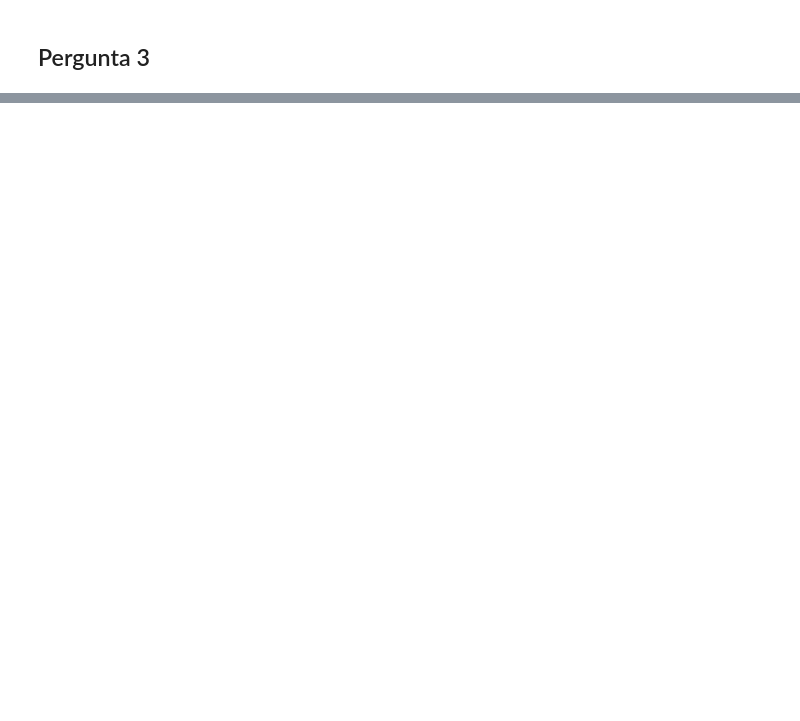
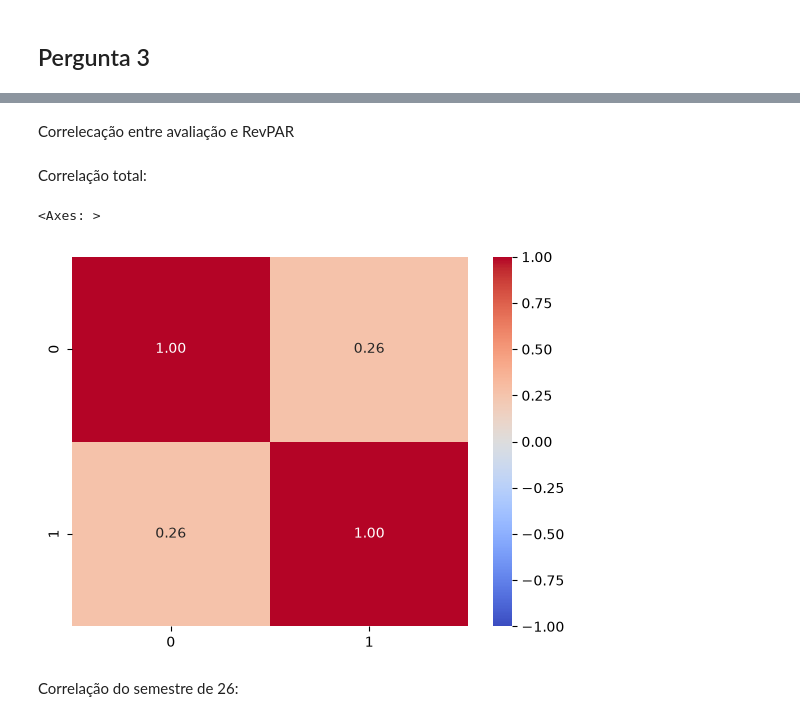
Before and after one commit to IanSeedd/Narahoteis, a Jupyter notebook: notebooks/consulta/consulta.ipynb, the cells around one changed output, grey strips where cells are left out. Cells and saved outputs as stored; diff of their text form; code cells hidden in the pictures; blank space fills up the shorter version.

```diff
--- a/notebooks/consulta/consulta.ipynb
+++ b/notebooks/consulta/consulta.ipynb
@@ -78,0 +297,11 @@ print(l_sup_fat, l_inf_fat)
+# %%
+df_revpar['media_revpar'] = df_revpar['adr'] * df_revpar['taxa_ocupacao']
+df_revpar['faturamento_revpar'] = df_faturamento['preco_total'] / df_revpar['quartos_disponiveis_total']
+# %%
+df_revpar['avaliacao_media'] = df_avaliac_unidade['avaliacao_hospede']
+# %%
+# Formatações
+df_revpar['taxa_ocupacao'] = round((df_revpar['diarias_vendidas'] / df_revpar['quartos_disponiveis_total']) * 100, 2)
+df_revpar['adr'] = round(df_revpar['adr'], 2)
+df_revpar['media_revpar'] = round(df_revpar['media_revpar'], 2)
+df_revpar['faturamento_revpar'] = round(df_revpar['faturamento_revpar'], 2)
@@ -78,0 +367,21 @@ print(l_sup_fat, l_inf_fat)
+# %% [markdown]
+Correlecação entre avaliação e RevPAR
+# %% [markdown]
+Correlação total:
+# %%
+array_revpar = np.array(df_revpar['faturamento_revpar'])
+array_avaliac = np.array(df_revpar['avaliacao_media'])
+# %%
+c_rev_avaliac = np.corrcoef(array_revpar, array_avaliac)
+sns.heatmap(c_rev_avaliac,
+            annot=True,
+            cmap='coolwarm',
+            vmin=-1,
+            vmax=1,
+            fmt='.2f'
+            )
+# %% [output]
+<Axes: >
+[figure, added]
+# %% [markdown]
+Correlação do semestre de 26:
```
Also changed, not shown: parts of 62 cells of this notebook, 1 other file.
